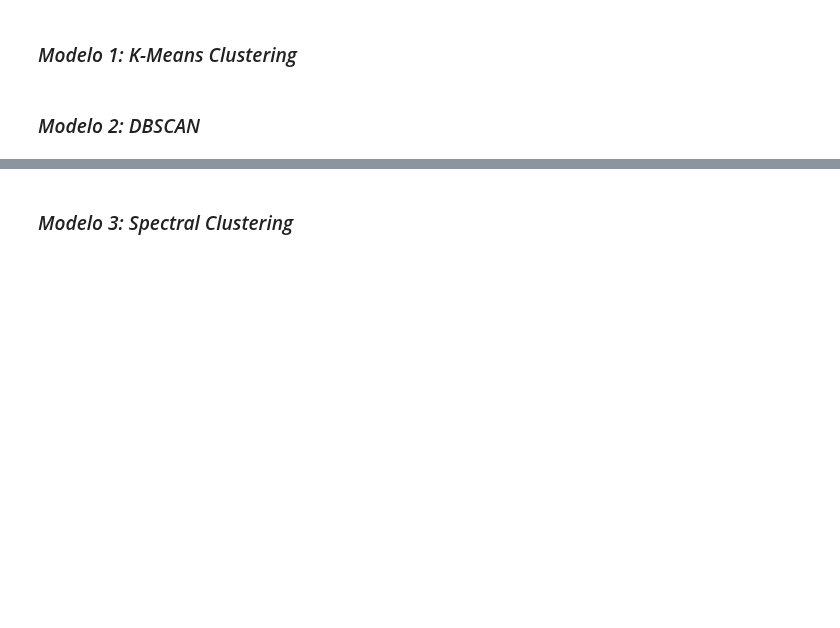
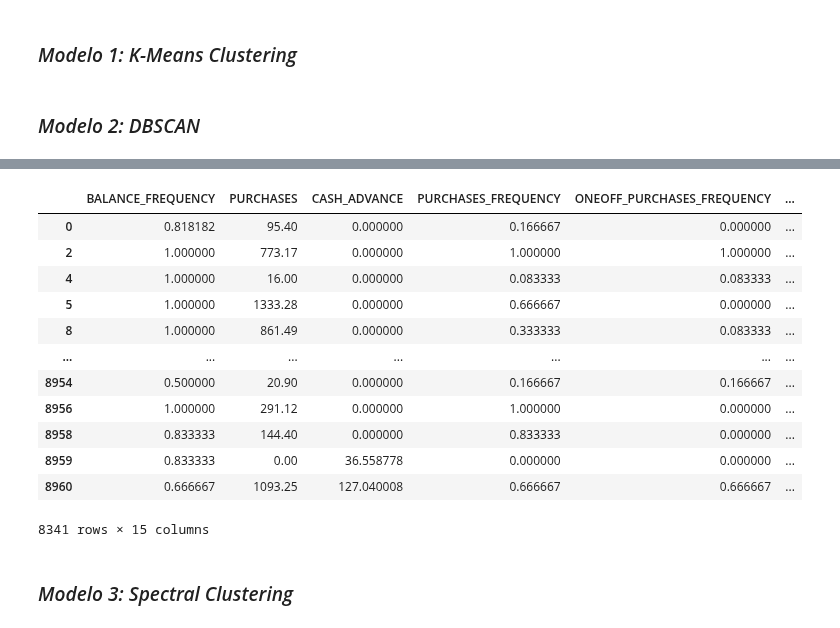
Before and after one commit to Feru34/Trabajos-BI, a Jupyter notebook: LAB1_BI.ipynb, the cells around one changed output, grey strips where cells are left out. Saved outputs shown, nothing was run; the diff lists cells and outputs as text; code cells hidden in the pictures; blank space fills up the shorter version.

```diff
--- a/LAB1_BI.ipynb
+++ b/LAB1_BI.ipynb
@@ -417,0 +430,4 @@ df_clean.describe()
+# %%
+df_clean_kmeans = df_clean
+df_clean_dbscan = df_clean
+df_clean_sc = df_clean
@@ -426,3 +490,25 @@ Se van a utilizar 3 modelos de agrupación para estos datos
+# %%
+best_model_dbscan = DBSCAN(eps=13.2, min_samples=28)
+best_model_dbscan.fit_predict(df_dbscan)
+dbscan_labels = np.array(best_model_dbscan.labels_)
+# %%
+df_clean_dbscan['LABELS'] = dbscan_labels
+# %%
+df_clean_dbscan
+# %% [output]
+|  | BALANCE_FREQUENCY | PURCHASES | CASH_ADVANCE | PURCHASES_FREQUENCY | ONEOFF_PURCHASES_FREQUENCY | ... |
+| 0 | 0.818182 | 95.40 | 0.000000 | 0.166667 | 0.000000 | ... |
+| 2 | 1.000000 | 773.17 | 0.000000 | 1.000000 | 1.000000 | ... |
+| 4 | 1.000000 | 16.00 | 0.000000 | 0.083333 | 0.083333 | ... |
+| 5 | 1.000000 | 1333.28 | 0.000000 | 0.666667 | 0.000000 | ... |
+| 8 | 1.000000 | 861.49 | 0.000000 | 0.333333 | 0.083333 | ... |
+| ... | ... | ... | ... | ... | ... | ... |
+| 8954 | 0.500000 | 20.90 | 0.000000 | 0.166667 | 0.166667 | ... |
+| 8956 | 1.000000 | 291.12 | 0.000000 | 1.000000 | 0.000000 | ... |
+| 8958 | 0.833333 | 144.40 | 0.000000 | 0.833333 | 0.000000 | ... |
+| 8959 | 0.833333 | 0.00 | 36.558778 | 0.000000 | 0.000000 | ... |
+| 8960 | 0.666667 | 1093.25 | 127.040008 | 0.666667 | 0.666667 | ... |
+8341 rows × 15 columns
 # %% [markdown]
 ### *Modelo 3: Spectral Clustering*
 # %% [markdown]
```
Also changed, not shown: parts of 8 cells of this notebook.
